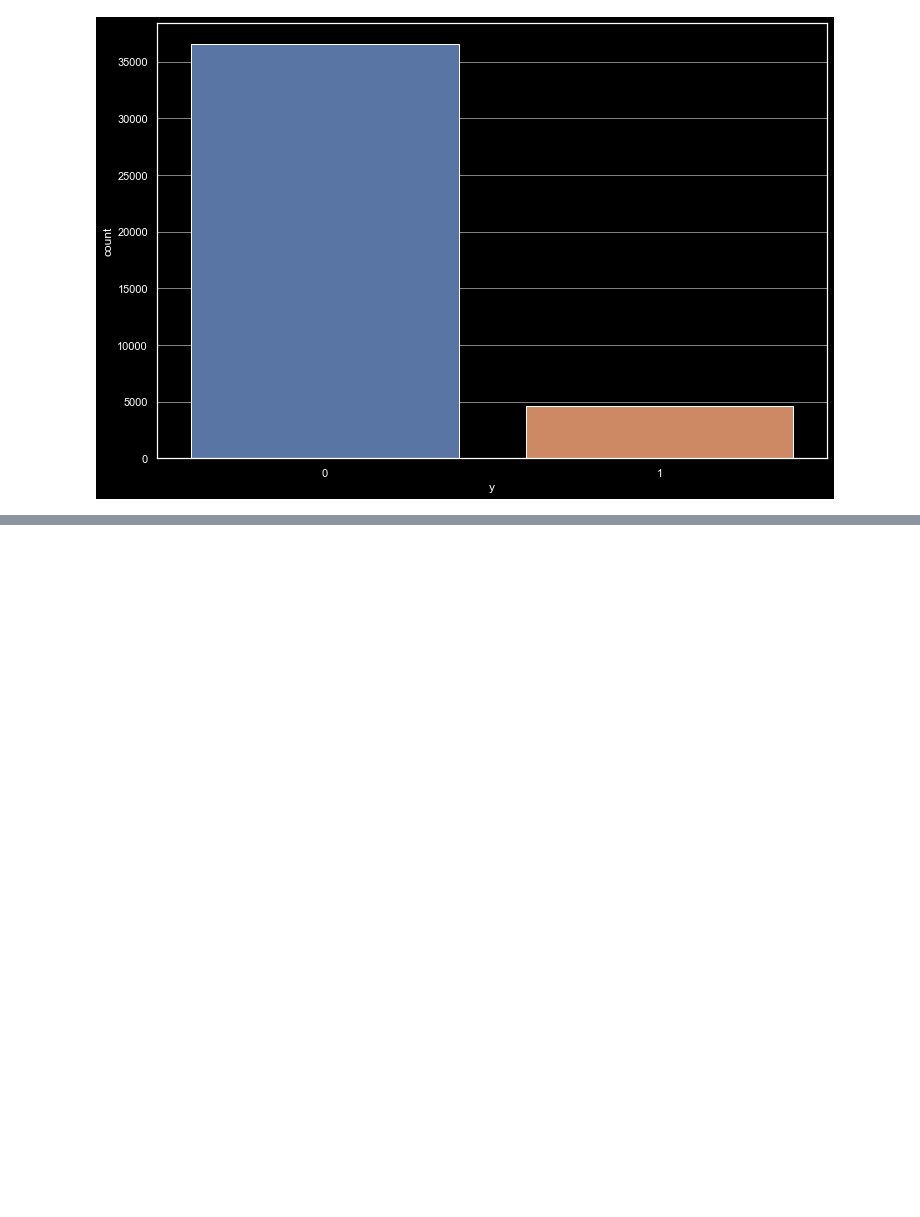
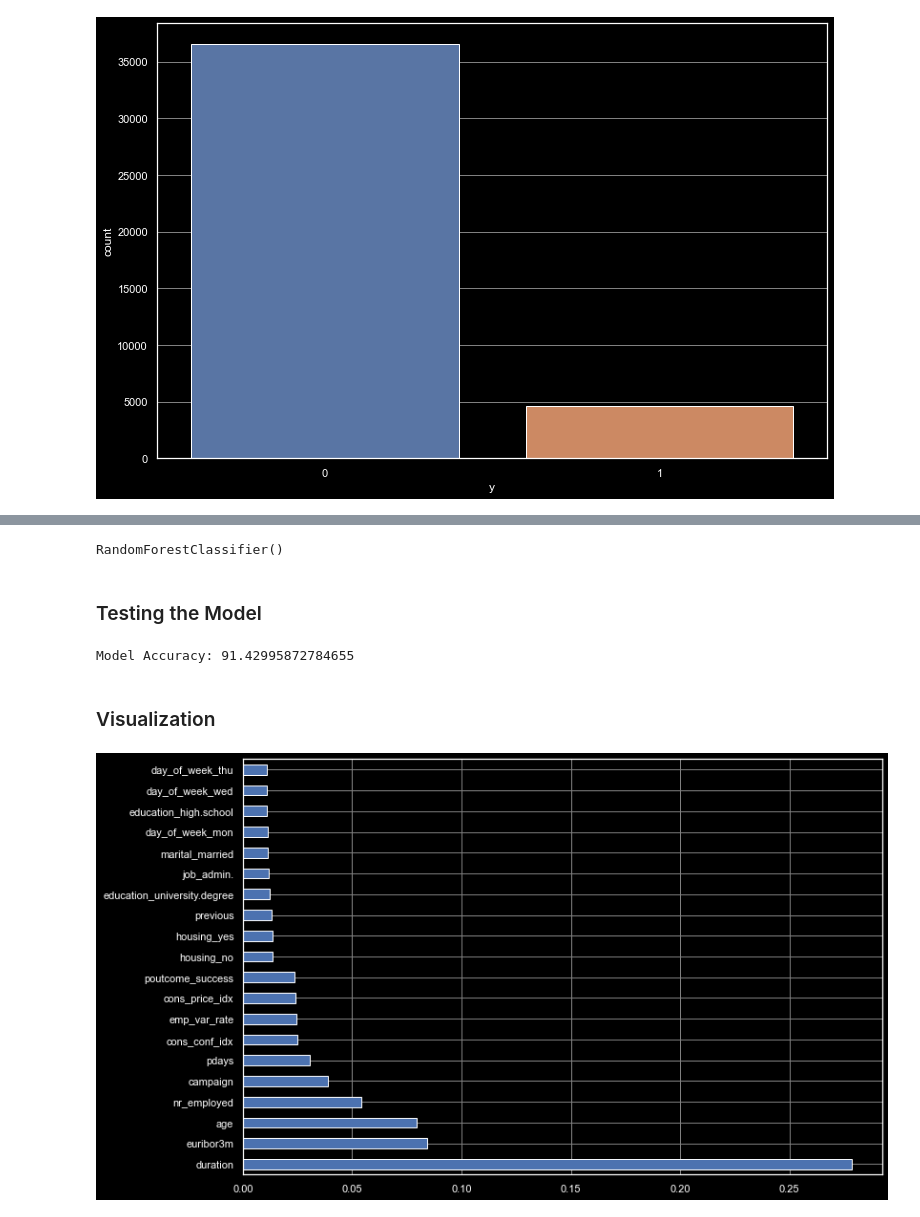
Before and after one commit to algonacci/IndonesiaAI_DeepLearning, a Jupyter notebook: Pertemuan-2/Random_Forest.ipynb, the cells around one changed output, grey strips where cells are left out. Cells and saved outputs as stored; diff of their text form; code cells hidden in the pictures; blank space fills up the shorter version.

```diff
--- a/Pertemuan-2/Random_Forest.ipynb
+++ b/Pertemuan-2/Random_Forest.ipynb
@@ -69,0 +112,3 @@ plt.show()
+# %%
+df_banking2 = df_banking[to_keep]
+df_banking2.columns.values
@@ -69,0 +137,4 @@ plt.show()
+# %%
+data_vars = df_banking2.columns.values.tolist()
+y = ['y']
+X = [i for i in data_vars if i not in y]
@@ -69,0 +145,5 @@ plt.show()
+# %%
+X_train, X_test, y_train, y_test = train_test_split(df_banking2[X],
+                                                   df_banking[y],
+                                                   test_size=0.2,
+                                                   random_state=0)
@@ -69,0 +154,7 @@ plt.show()
+# %%
+model = RandomForestClassifier()
+model.fit(X_train, y_train)
+# %% [output]
+RandomForestClassifier()
+# %% [markdown]
+### Testing the Model
@@ -69,0 +163,16 @@ plt.show()
+# %%
+print('Model Accuracy: {}'.format(model_score * 100))
+# %% [output]
+Model Accuracy: 91.42995872784655
+# %% [markdown]
+### Visualization
+# %%
+X_ = np.array(X)
+importance_scores = model.feature_importances_
+indices = np.argsort(importance_scores)
+
+feature_importances = pd.Series(model.feature_importances_, index=X)
+feature_importances.nlargest(20).plot(kind='barh')
+plt.show()
+# %% [output]
+[figure, added]
```
Also changed, not shown: parts of 12 cells of this notebook.
